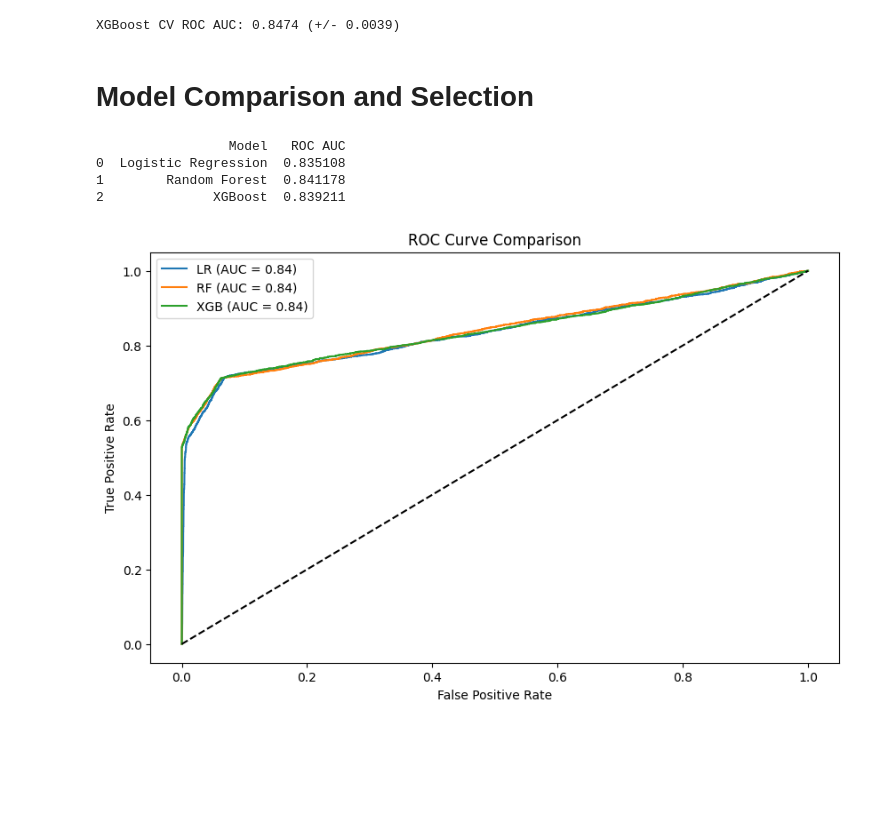
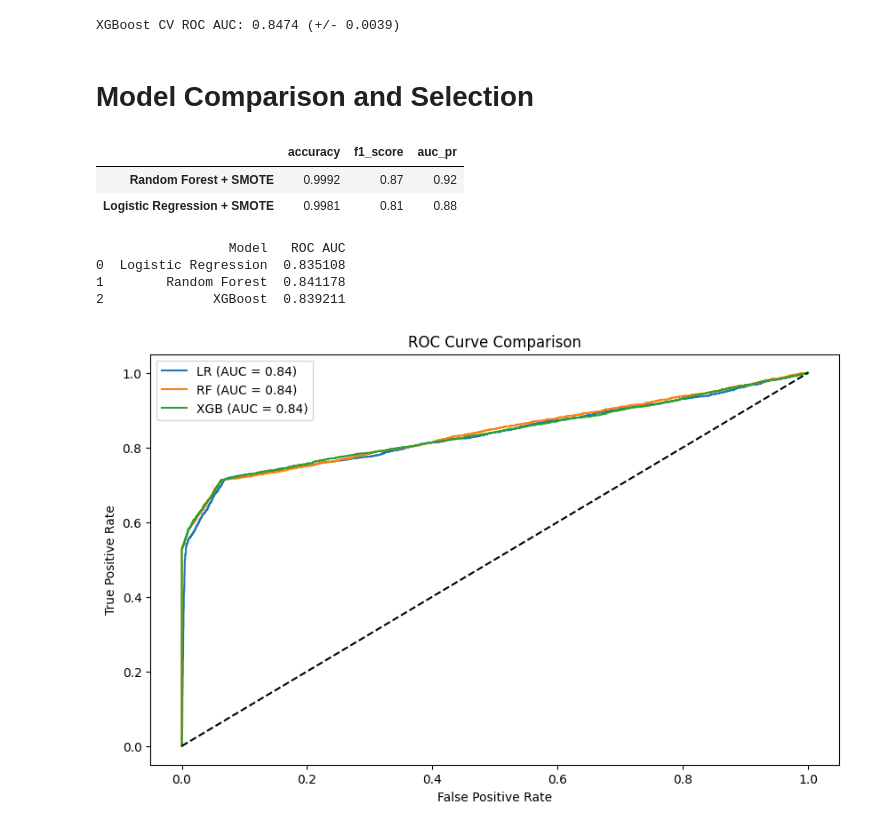
Before and after one commit to Hakima-Muktar/Adey_Innovations, a Jupyter notebook: notebook/model_train.ipynb, the cells around one changed output. Drawn from its saved outputs; the diff is of its cells as text; code cells hidden in the pictures; blank space fills up the shorter version.

```diff
--- a/notebook/model_train.ipynb
+++ b/notebook/model_train.ipynb
@@ -145,6 +145,18 @@ print(f"XGBoost CV ROC AUC: {cv_scores.mean():.4f} (+/- {cv_scores.std():.4f})")
 XGBoost CV ROC AUC: 0.8474 (+/- 0.0039)
 # %% [markdown]
 # Model Comparison and Selection
+# %%
+comparison_df = (
+    pd.DataFrame(results)
+    .T
+    .sort_values(by="auc_pr", ascending=False)
+)
+
+comparison_df
+# %% [output]
+|  | accuracy | f1_score | auc_pr |
+| Random Forest + SMOTE | 0.9992 | 0.87 | 0.92 |
+| Logistic Regression + SMOTE | 0.9981 | 0.81 | 0.88 |
 # %%
 results = {
     'Model': ['Logistic Regression', 'Random Forest', 'XGBoost'],
```
Also changed, not shown: parts of 5 cells of this notebook, 3 other files.
